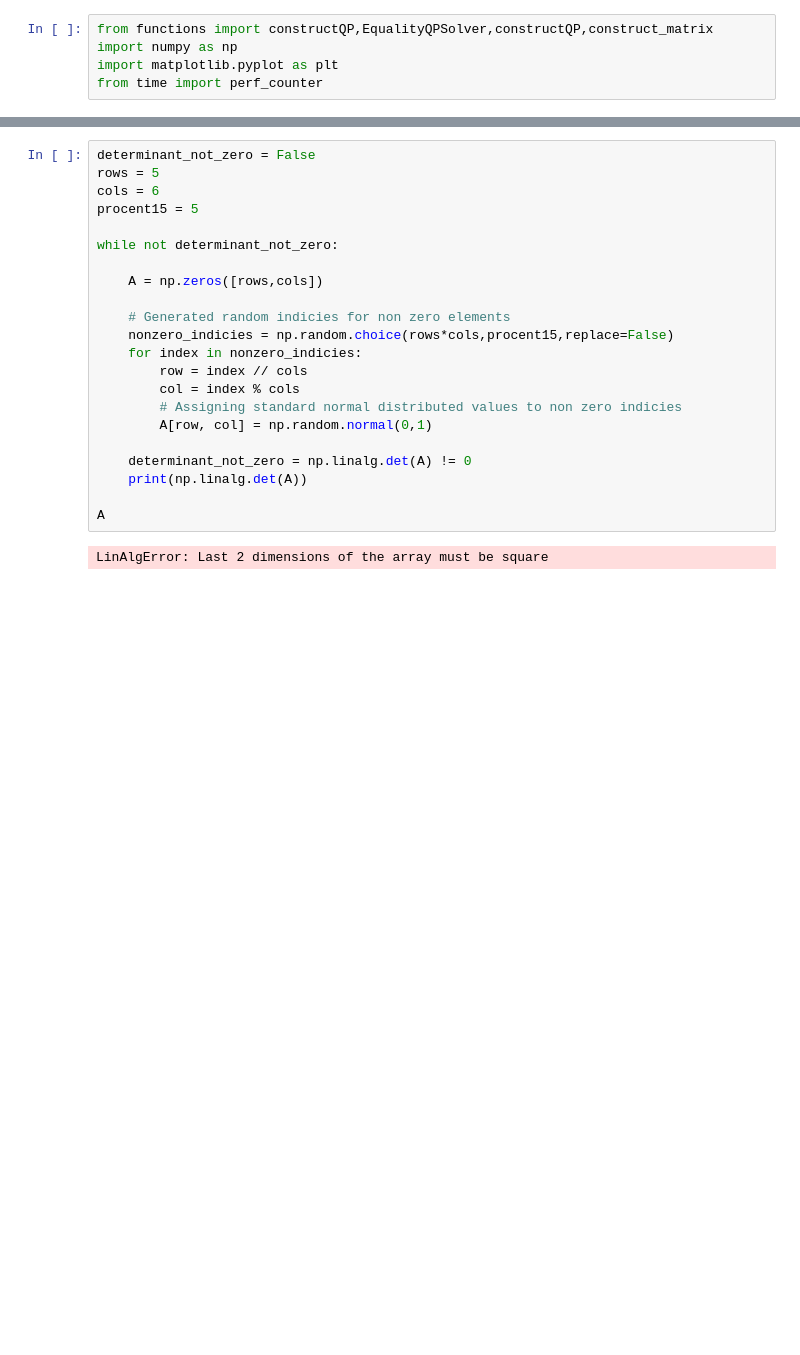
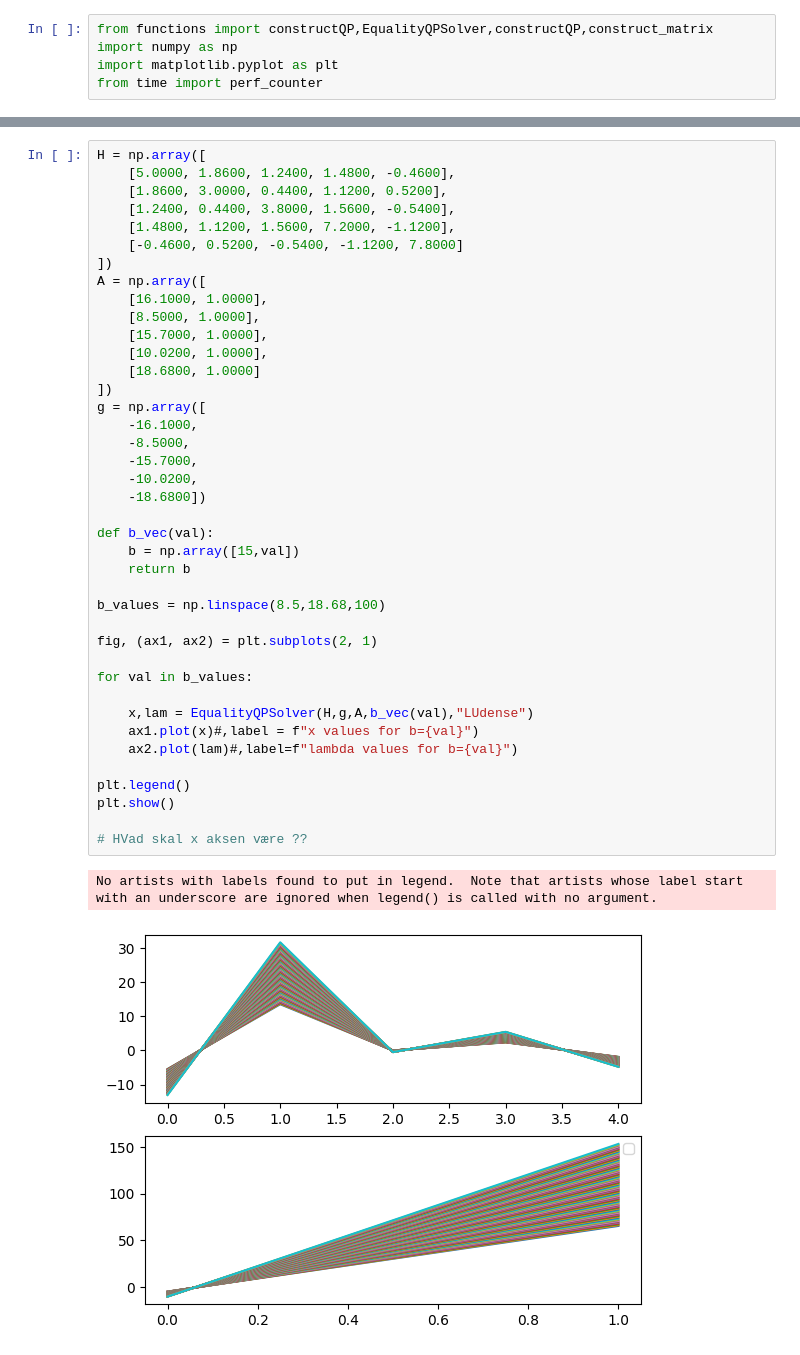
Before and after one commit to MarcusKNielsen/ConOpti, a Jupyter notebook: Algorithms/QP/main_solvers.ipynb, the cells around one changed output, grey strips where cells are left out. Drawn from its saved outputs; the diff is of its cells as text; blank space fills up the shorter version.

```diff
--- a/Algorithms/QP/main_solvers.ipynb
+++ b/Algorithms/QP/main_solvers.ipynb
@@ -34,24 +38,43 @@ LinAlgError: Last 2 dimensions of the array must be square
-# %%
-determinant_not_zero = False
-rows = 5
-cols = 6
-procent15 = 5
-
-while not determinant_not_zero:
-
-    A = np.zeros([rows,cols])
-
-    # Generated random indicies for non zero elements
-    nonzero_indicies = np.random.choice(rows*cols,procent15,replace=False)
-    for index in nonzero_indicies:
-        row = index // cols
-        col = index % cols
-        # Assigning standard normal distributed values to non zero indicies
-        A[row, col] = np.random.normal(0,1)
-
-    determinant_not_zero = np.linalg.det(A) != 0
-    print(np.linalg.det(A))
-
-A
-# %% [output]
-LinAlgError: Last 2 dimensions of the array must be square
+# %%
+H = np.array([
+    [5.0000, 1.8600, 1.2400, 1.4800, -0.4600],
+    [1.8600, 3.0000, 0.4400, 1.1200, 0.5200],
+    [1.2400, 0.4400, 3.8000, 1.5600, -0.5400],
+    [1.4800, 1.1200, 1.5600, 7.2000, -1.1200],
+    [-0.4600, 0.5200, -0.5400, -1.1200, 7.8000]
+])
+A = np.array([
+    [16.1000, 1.0000],
+    [8.5000, 1.0000],
+    [15.7000, 1.0000],
+    [10.0200, 1.0000],
+    [18.6800, 1.0000]
+])
+g = np.array([
+    -16.1000,
+    -8.5000,
+    -15.7000,
+    -10.0200,
+    -18.6800])
+
+def b_vec(val):
+    b = np.array([15,val])
+    return b
+
+b_values = np.linspace(8.5,18.68,100)
+
+fig, (ax1, ax2) = plt.subplots(2, 1)
+
+for val in b_values:
+
+    x,lam = EqualityQPSolver(H,g,A,b_vec(val),"LUdense")
+    ax1.plot(x)#,label = f"x values for b={val}")
+    ax2.plot(lam)#,label=f"lambda values for b={val}")
+
+plt.legend()
+plt.show()
+
+# HVad skal x aksen være ??
+# %% [output]
+No artists with labels found to put in legend.  Note that artists whose label start with an underscore are ignored when legend() is called with no argument.
+[figure, added]
```
Also changed, not shown: parts of 1 cell of this notebook.
